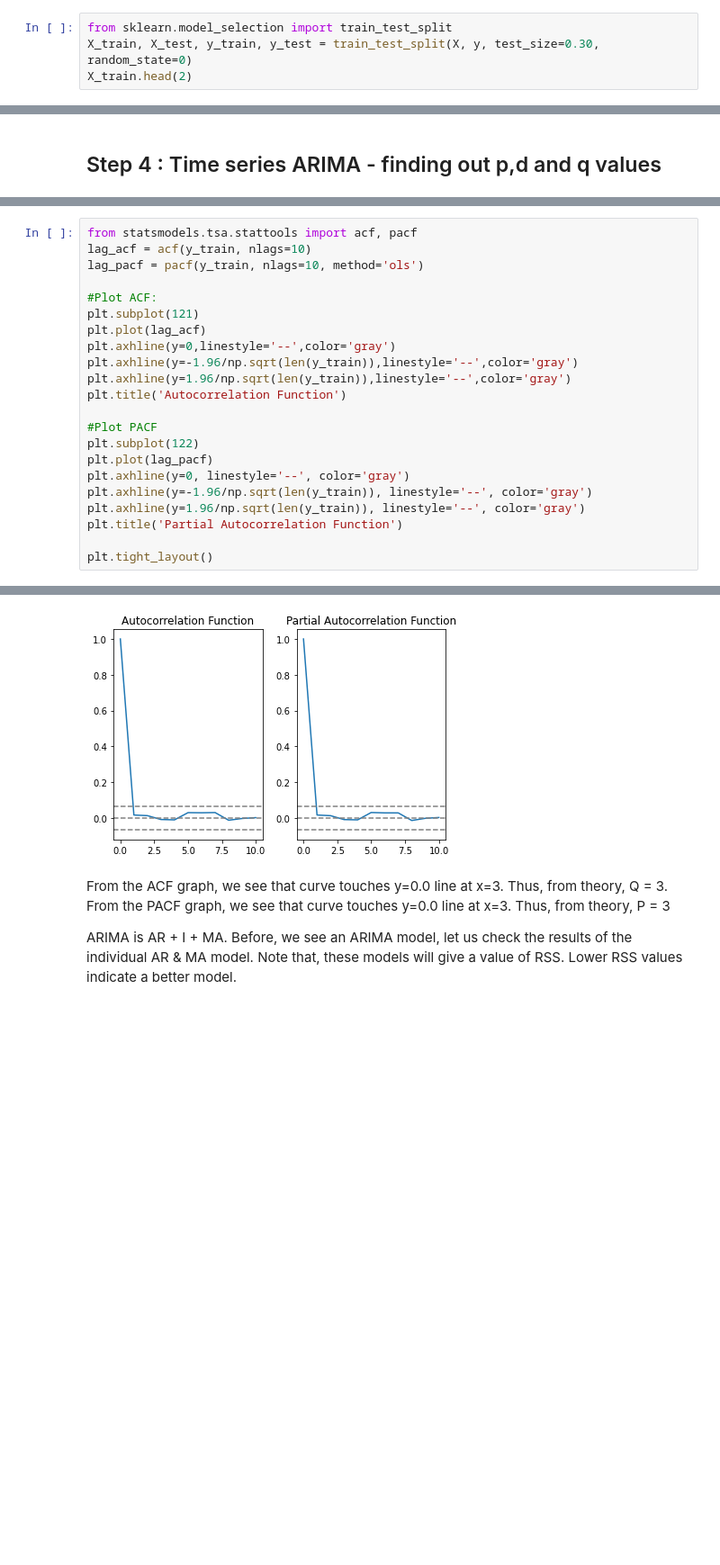
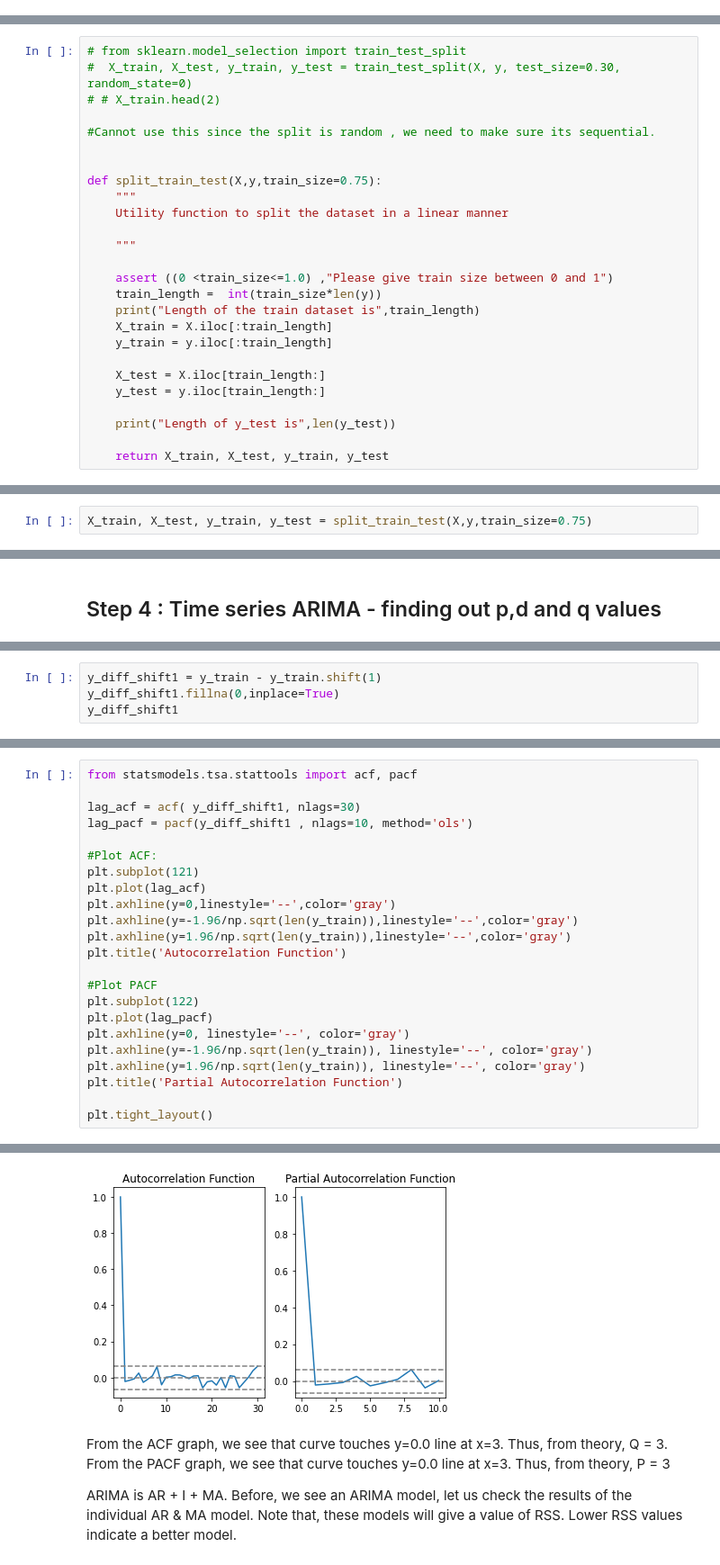
Before and after one commit to PhanindraPanthagani/TimeSeries_and_Databases, a Jupyter notebook: TimeSeries_Jupyternotebooks/ARIMA.ipynb, the cells around one changed output, grey strips where cells are left out. Shown at 90% size. Saved outputs shown, nothing was run; the diff lists cells and outputs as text; blank space fills up the shorter version.

```diff
--- a/TimeSeries_Jupyternotebooks/ARIMA,SARIMA.ipynb
+++ b/TimeSeries_Jupyternotebooks/ARIMA.ipynb
@@ -108,4 +105,0 @@ Name: Close, Length: 1257, dtype: float64
-# %%
-from sklearn.model_selection import train_test_split
-X_train, X_test, y_train, y_test = train_test_split(X, y, test_size=0.30, random_state=0)
-X_train.head(2)
@@ -115,0 +106,26 @@ X_train.head(2)
+# %%
+# from sklearn.model_selection import train_test_split
+#  X_train, X_test, y_train, y_test = train_test_split(X, y, test_size=0.30, random_state=0)
+# # X_train.head(2)
+
+#Cannot use this since the split is random , we need to make sure its sequential.
+
+
+def split_train_test(X,y,train_size=0.75):
+    """
+    Utility function to split the dataset in a linear manner
+
+    """
+
+    assert ((0 <train_size<=1.0) ,"Please give train size between 0 and 1")
+    train_length =  int(train_size*len(y))
+    print("Length of the train dataset is",train_length)
+    X_train = X.iloc[:train_length]
+    y_train = y.iloc[:train_length]
+
+    X_test = X.iloc[train_length:]
+    y_test = y.iloc[train_length:]
+
+    print("Length of y_test is",len(y_test))
+
+    return X_train, X_test, y_train, y_test
@@ -115,0 +140,2 @@ X_train.head(2)
+# %%
+X_train, X_test, y_train, y_test = split_train_test(X,y,train_size=0.75)
@@ -179,0 +224,4 @@ For a Time series to be stationary, its ADCF test should have:
+# %%
+y_diff_shift1 = y_train - y_train.shift(1)
+y_diff_shift1.fillna(0,inplace=True)
+y_diff_shift1
@@ -180,28 +241,29 @@ For a Time series to be stationary, its ADCF test should have:
 # %%
 from statsmodels.tsa.stattools import acf, pacf
-lag_acf = acf(y_train, nlags=10)
-lag_pacf = pacf(y_train, nlags=10, method='ols')
+
+lag_acf = acf( y_diff_shift1, nlags=30)
+lag_pacf = pacf(y_diff_shift1 , nlags=10, method='ols')
 
 #Plot ACF:
 plt.subplot(121)
 plt.plot(lag_acf)
 plt.axhline(y=0,linestyle='--',color='gray')
 plt.axhline(y=-1.96/np.sqrt(len(y_train)),linestyle='--',color='gray')
 plt.axhline(y=1.96/np.sqrt(len(y_train)),linestyle='--',color='gray')
 plt.title('Autocorrelation Function')
 
 #Plot PACF
 plt.subplot(122)
 plt.plot(lag_pacf)
 plt.axhline(y=0, linestyle='--', color='gray')
 plt.axhline(y=-1.96/np.sqrt(len(y_train)), linestyle='--', color='gray')
 plt.axhline(y=1.96/np.sqrt(len(y_train)), linestyle='--', color='gray')
 plt.title('Partial Autocorrelation Function')
 
 plt.tight_layout()
 # %% [output]
 fft=True will become the default after the release of the 0.12 release of statsmodels. To suppress this warning, explicitly set fft=False.
-[figure, old version]
+[figure, new version]
 # %% [markdown]
 From the ACF graph, we see that curve touches y=0.0 line at x=3. Thus, from theory, Q = 3. From the PACF graph, we see that curve touches y=0.0 line at x=3. Thus, from theory, P = 3
 
```
Also changed, not shown: parts of 28 cells of this notebook, 1 other file.
